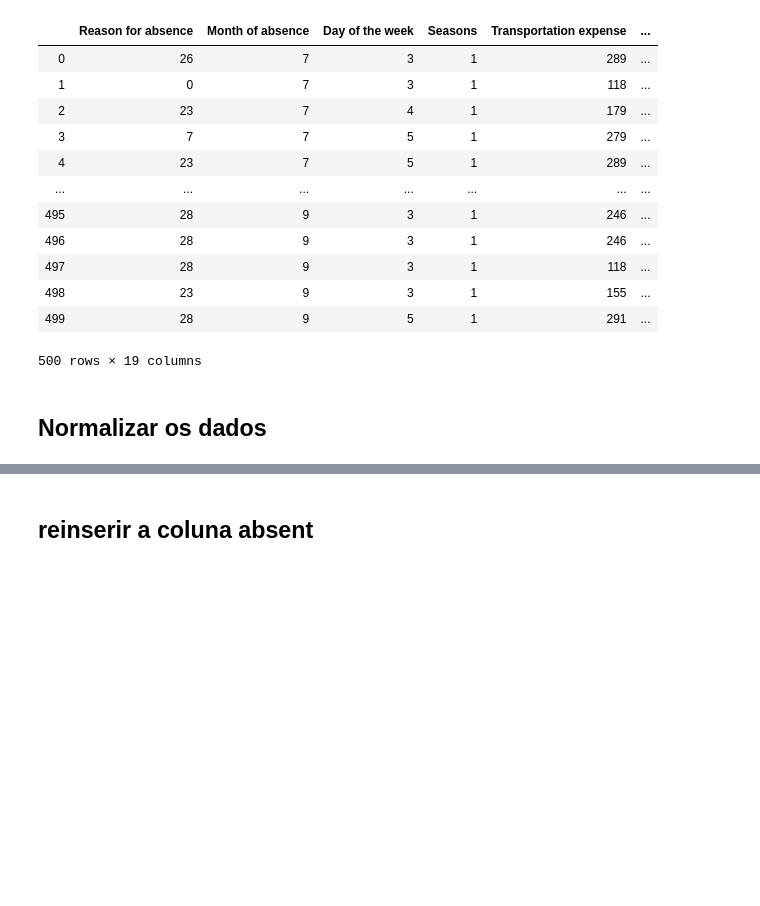
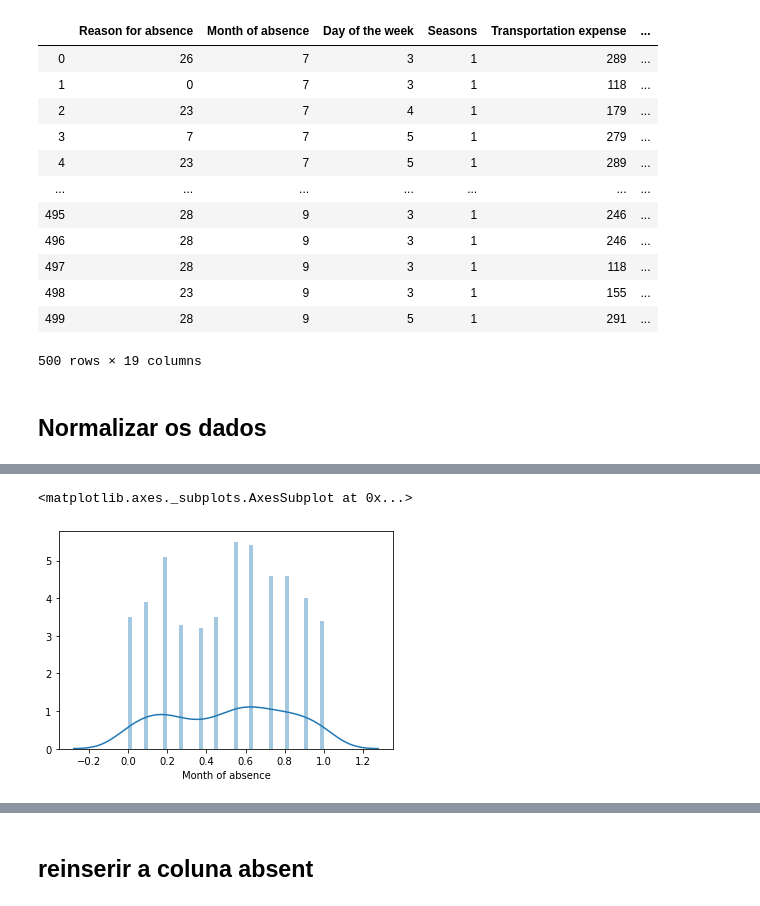
Before and after one commit to Rafaela897/SI19-20, a Jupyter notebook: AEC/trabalho2/Trabalho2.ipynb, the cells around one changed output, grey strips where cells are left out. Cells and saved outputs as stored; diff of their text form; code cells hidden in the pictures; blank space fills up the shorter version.

```diff
--- a/AEC/trabalho2/Trabalho2.ipynb
+++ b/AEC/trabalho2/Trabalho2.ipynb
@@ -124,0 +155,5 @@ X_test
+# %%
+sns.distplot(AbsentsX["Month of absence"],bins=50)
+# %% [output]
+<matplotlib.axes._subplots.AxesSubplot at 0x...>
+[figure, added]
```
Also changed, not shown: parts of 43 cells of this notebook.
